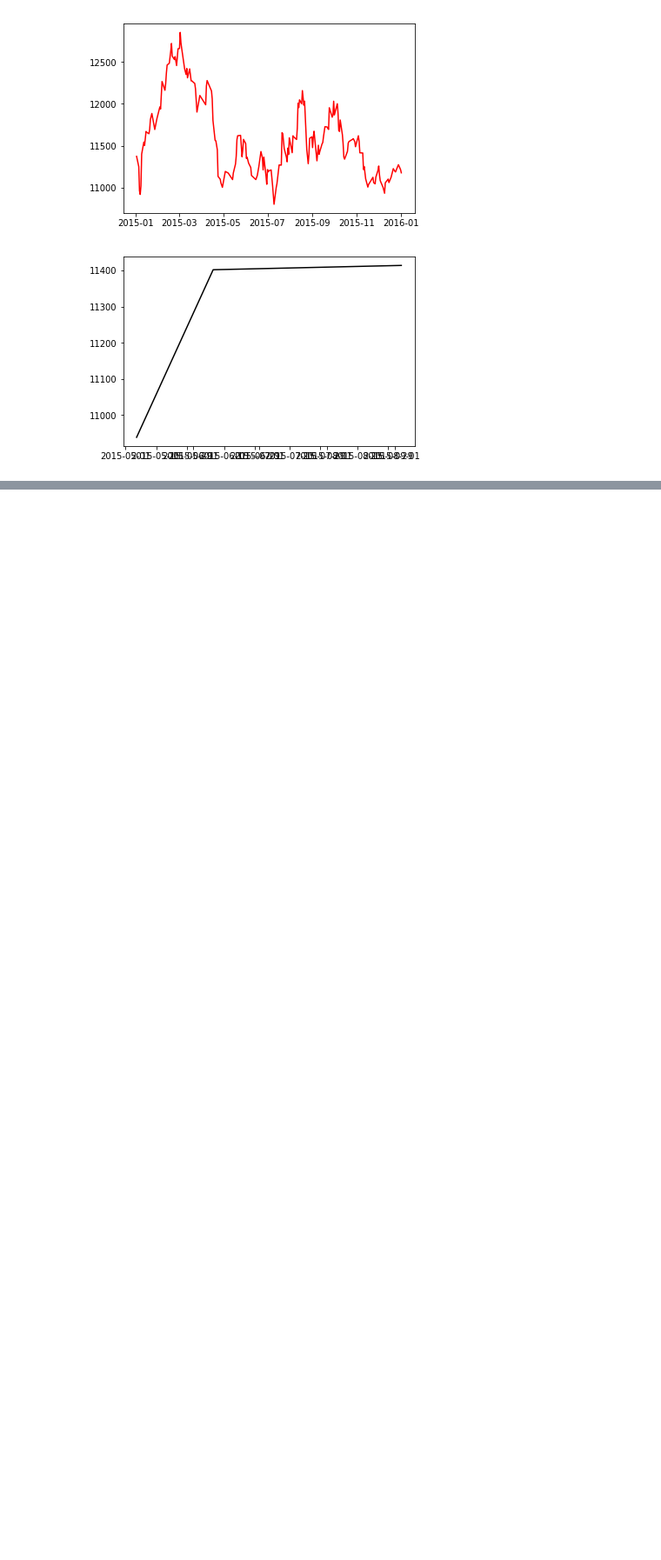
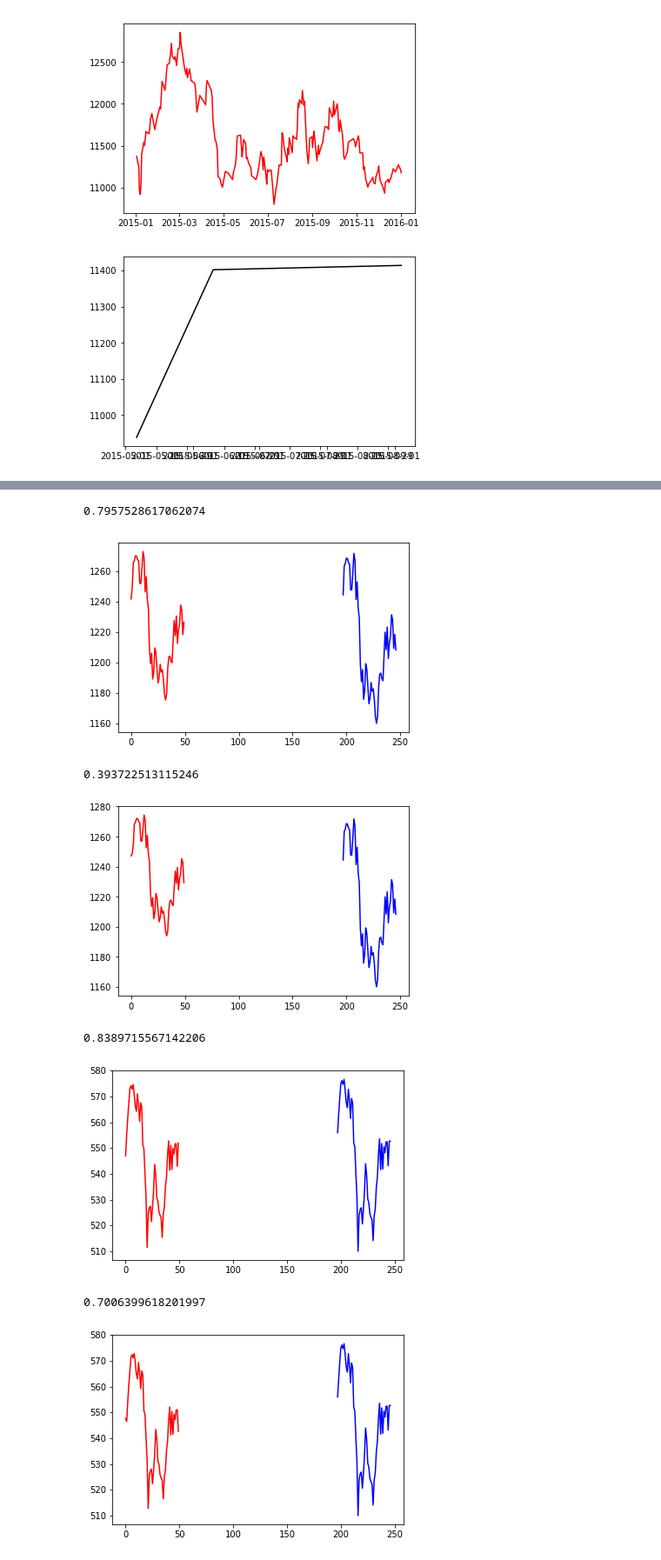
Before and after one commit to amankumar444/python-test, a Jupyter notebook: Redcarpet_up.ipynb, the cells around one changed output, grey strips where cells are left out. Shown at 87% size. Cells and saved outputs as stored; diff of their text form; code cells hidden in the pictures; blank space fills up the shorter version.

```diff
--- a/Redcarpet_up.ipynb
+++ b/Redcarpet_up.ipynb
@@ -147,0 +228,9 @@ plot_(niftyit,N_NIFTYIT,Ne_NIFTYIT)
+# %%
+#Removal of first and second row from 'Y' dataset, for application of Regression models
+
+Y_train_tcs1 =Y_train_tcs.iloc[1:]
+Y_train_tcs2 = Y_train_tcs1.iloc[1:]
+Y_train_infy1 = Y_train_infy.iloc[1:]
+Y_train_infy2 = Y_train_infy1.iloc[1:]
+Y_train_niftyit1 = Y_train_niftyit.iloc[1:]
+Y_train_niftyit2 = Y_train_niftyit1.iloc[1:]
@@ -147,0 +254,16 @@ plot_(niftyit,N_NIFTYIT,Ne_NIFTYIT)
+# %%
+#Building of training and testing data set, with last 50 'Closing Price Value' in test
+#And first 196, 195, 198 or 197 data sets for 'X' series
+
+X_tcs_test1 = X_train_tcs1.tail(50)
+X_tcs_train1 = X_train_tcs1[:-50]
+X_tcs_test2 = X_train_tcs2.tail(50)
+X_tcs_train2 = X_train_tcs2[:-50]
+X_infy_test1 = X_train_infy1.tail(50)
+X_infy_train1 = X_train_infy1[:-50]
+X_infy_test2 = X_train_infy2.tail(50)
+X_infy_train2 = X_train_infy2[:-50]
+X_niftyit_test1 = X_train_niftyit1.tail(50)
+X_niftyit_train1 = X_train_niftyit1[:-50]
+X_niftyit_test2 = X_train_niftyit2.tail(50)
+X_niftyit_train2 = X_train_niftyit2[:-50]
@@ -147,0 +291,27 @@ plot_(niftyit,N_NIFTYIT,Ne_NIFTYIT)
+# %%
+#Application of Lasso Regression Model on training and test data sets for 'X' and 'Y'
+
+from sklearn.linear_model import Lasso
+def lsso_reg(data_train_x,data_train_y,data_test_x,data_test_y):
+    reg = linear_model.LassoLars(alpha=0.0001)
+    reg.fit(data_train_x,data_train_y)
+    print(reg.score(data_test_x,data_test_y))
+    plt.plot(reg.predict(data_test_x), color = 'red')
+    plt.plot(data_test_y, color = 'blue')
+    plt.show()
+
+lsso_reg(X_tcs_train1,Y_tcs_train1,X_tcs_test1,Y_tcs_test1)
+lsso_reg(X_tcs_train2,Y_tcs_train2,X_tcs_test2,Y_tcs_test2)
+lsso_reg(X_infy_train1,Y_infy_train1,X_infy_test1,Y_infy_test1)
+lsso_reg(X_infy_train2,Y_infy_train2,X_infy_test2,Y_infy_test2)
+lsso_reg(X_niftyit_train1,Y_niftyit_train1,X_niftyit_test1,Y_niftyit_test1)
+lsso_reg(X_niftyit_train2,Y_niftyit_train2,X_niftyit_test2,Y_niftyit_test2)
+# %% [output]
+0.7957528617062074
+[figure, added]
+0.393722513115246
+[figure, added]
+0.8389715567142206
+[figure, added]
+0.7006399618201997
+[figure, added]
```
Also changed, not shown: parts of 15 cells of this notebook.
